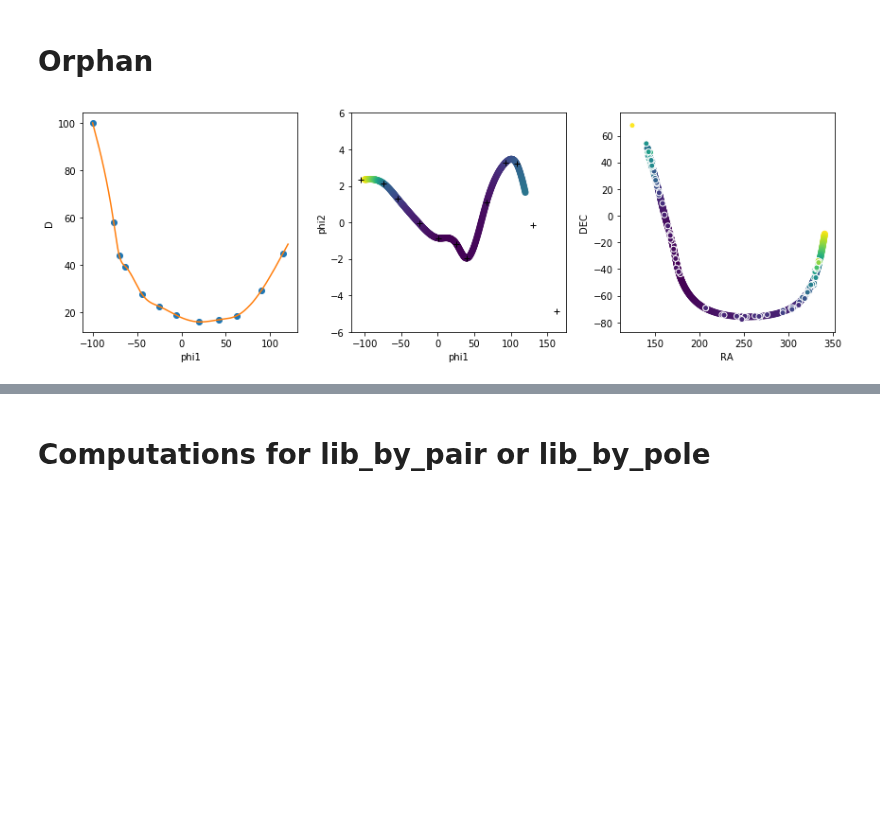
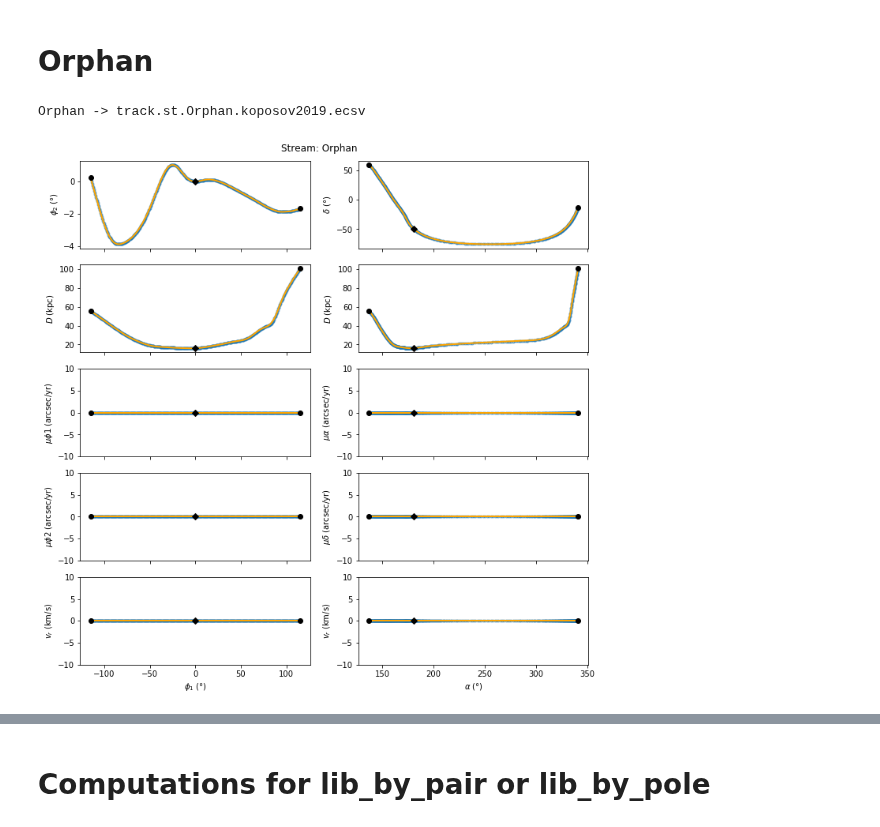
Before and after one commit to cmateu/galstreams, a Jupyter notebook: galstreams/tracks/standardized_tracks.ipynb, the cells around one changed output, grey strips where cells are left out. Saved outputs shown, nothing was run; the diff lists cells and outputs as text; code cells hidden in the pictures; blank space fills up the shorter version.

Commit message:
all star_by_lib indiv streams implemented and tested

```diff
--- a/galstreams/tracks/standardized_tracks.ipynb
+++ b/galstreams/tracks/standardized_tracks.ipynb
@@ -51,17 +51,21 @@ def get_track_from_points(sc, N=200, deg=3):
 
 
     phi1s = np.linspace(np.min(scp.phi1),np.max(scp.phi1),N)
-    phi2fit = np.poly1d(np.polyfit(scp.phi1.deg,scp.phi2.deg, deg=deg))
+    phi2_fit = np.poly1d(np.polyfit(scp.phi1.deg,scp.phi2.deg, deg=deg))
 
     phi1_end_points = phi1s[[0,-1]]
 
-    track_mid_point = ac.SkyCoord(phi1=0.*u.deg, phi2=phi2fit(0.)*u.deg,frame=fr)
+    mean_phi1 = np.mean(phi1_end_points)
+    phi2_mid = phi2_fit(mean_phi1.value)*scp.phi2.unit
+
+    track_mid_point = ac.SkyCoord(phi1=mean_phi1, phi2=phi2_mid, frame=fr)
 
     #Initial track object
-    track = ac.SkyCoord(phi1=phi1s, phi2=phi2fit(phi1s.value)*u.deg, frame=fr)
+    track = ac.SkyCoord(phi1=phi1s, phi2=phi2_fit(phi1s.value)*u.deg, frame=fr)
 
-    #Recompute the track using two points in the track, close to the center, at both sides (this ensures mid point is at phi2=0)
-    two_points_near_mid = ac.SkyCoord(phi1=[-0.5,0.5]*u.deg, phi2=phi2fit([-0.5,0.5])*u.deg, frame=fr)
+    #Recompute the track using two points in the track, close to the center, at both sides (this ensures mid point is close to phi2=0)
+    two_points_near_mid = ac.SkyCoord(phi1=[-0.5,0.5]*u.deg, phi2=phi2_fit([-0.5,0.5])*u.deg, frame=fr)
+    two_points_near_mid = ac.SkyCoord(phi1=[mean_phi1-0.5*u.deg,mean_phi1+0.5*u.deg]*u.deg, phi2=phi2_fit([mean_phi1.deg-0.5,mean_phi1.deg+0.5])*u.deg, frame=fr)
     aux=ac.SkyCoord(ra=two_points_near_mid.transform_to(ac.ICRS).ra.value, dec=two_points_near_mid.transform_to(ac.ICRS).dec.value, unit=u.deg)
     #aux=two_points_near_mid.icrs
     new_pole = gc.greatcircle.pole_from_endpoints(aux[0],aux[1])
@@ -80,7 +84,7 @@ def get_track_from_points(sc, N=200, deg=3):
     mean_phi1 = np.mean(phi1_end_points)
     phi2_mid = phi2_fit([mean_phi1.value,])*scp.phi2.unit
 
-    #In general phi1=0 in the initiall guess frame is no necesarily contained between the end points
+    #In general phi1=0 in the initiall guess frame is not necesarily contained between the end points
 
     mid_dict = dict(frame=new_fr, phi1=mean_phi1, phi2=phi2_mid)
     end_dict = dict(frame=new_fr, phi1= phi1_end_points, phi2=phi2_end)
@@ -103,6 +107,10 @@ def get_track_from_points(sc, N=200, deg=3):
     track_end_points = ac.SkyCoord(**end_dict)
     track_mid_point = ac.SkyCoord(**mid_dict)
 
+    #Re-recompute stream frame to make sure mid_point ends up at phi1=0
+    new_fr = gc.GreatCircleICRSFrame(pole=new_pole, ra0=track_mid_point.transform_to(ac.ICRS).ra[0])
+
+
     #Store width track
     track_width = np.std(scp.phi2)*np.ones(newtrack.phi2.size)  #TODO: turn this into rolling std
 
@@ -678,59 +735,39 @@ import bovy_coords as bovyc
 # %%
 #Orphan footprint from Koposov et al. 2019 - Gaia DR2 RRLs.
 
 #Knots for D(phi1) interpolation
 phi1_Dknot=np.array([-100.0,-76.2169,-69.9684,-63.1307,-44.2712,-25.0268,-5.3975,20.0052,42.3287,61.958,90.0548,114.3027])
 Dknot=np.array([100.0,58.0,44.0,39.441,27.6252,22.5353,18.7178,15.9911,16.9,18.5361,29.2612,44.8945])
 #phi1-phi2
 #Knots for phi2(phi1) stream track interpolation
 phi1k=np.array([-105.186,-74.7184,-54.4067,-25.4375,0.2019,25.8413,39.1605,66.9643,93.1032,108.0872,129.8974,162.5293])
 phi2k=np.array([2.315,2.148,1.2797,-0.0562,-0.8577,-1.1917,-1.9598,1.1127,3.2835,3.2167,-0.1564,-4.8653])
 #Interpolators
 orphan_Dspline=scipy.interpolate.CubicSpline(phi1_Dknot,Dknot,bc_type='natural',extrapolate=True)
 orphan_phi2spline=scipy.interpolate.CubicSpline(phi1k,phi2k,bc_type='natural')
+
 #Plot to check
-phi1s=np.linspace(-80,120,500)
-phi1s=np.linspace(-100,120,500)
+phi1s=np.linspace(-100,130,500)
 Ds=orphan_Dspline(phi1s)
 phi2s=orphan_phi2spline(phi1s)
-plt.figure(1,figsize=(12,4))
-plt.subplot(131)
-plt.plot(phi1_Dknot,Dknot,'o')
-plt.plot(phi1s,Ds,'-')
-plt.xlabel("phi1")
-plt.ylabel("D")
-plt.subplot(132)
-plt.plot(phi1k,phi2k,'k+')
-plt.scatter(phi1s,phi2s,c=Ds,marker='o')
-plt.ylim(-6,6)
-plt.xlabel("phi1")
-plt.ylabel("phi2")
 
 
-ones=np.ones_like(phi1s)
 #Rotation matrix from Koposov+ 2019 appendix
-Mrot_radec_to_phi12=np.matrix([[-0.44761231,-0.08785756,-0.88990128],
-                              [-0.84246097,0.37511331,0.38671632],
-                              [0.29983786,0.92280606,-0.2419219]])
-Mrot_phi12_to_radec= np.linalg.inv(Mrot_radec_to_phi12)
-xrot,yrot,zrot=bovyc.lbd_to_XYZ(phi1s,phi2s,ones,degree=True).T
-ras,decs=np.array([]),np.array([])
-#Rotate phi1,phi2 back to RA,DEC
-for i in range(phi1s.size):
- hel=np.matmul(Mrot_phi12_to_radec,np.array([xrot[i],yrot[i],zrot[i]]))[0]
- xhel,yhel,zhel=hel[0,0],hel[0,1],hel[0,2]
- ra,dec,dum=bovyc.XYZ_to_lbd(xhel,yhel,zhel,degree=True)
- ras=np.append(ras,ra)
- decs=np.append(decs,dec)
+Mrot_radec_to_phi12=[[-0.44761231,-0.08785756,-0.88990128],
+                     [-0.84246097,0.37511331,0.38671632],
+                     [0.29983786,0.92280606,-0.2419219]]
 
-#Double check coordinate rotation with OATs RRLs
-rrs=pd.read_csv("/Users/cmateu/trabajo/research/aspen_orphan/orphan_rrl_members.alldata.csv")
-plt.subplot(133)
-plt.scatter(ras,decs,c=Ds,marker='o')
-plt.scatter(rrs.RA,rrs.DEC,c=rrs.DIST,marker='o',edgecolors='w')
-plt.xlabel("RA")
-plt.ylabel("DEC")
+stream_frame = gc.GreatCircleICRSFrame.from_R(Mrot_radec_to_phi12)
+stream_track = ac.SkyCoord(phi1=phi1s*u.deg, phi2=phi2s*u.deg, distance=Ds*u.kpc, frame=stream_frame)
 
-plt.tight_layout()
+Ref = "koposov2019"
+Name,ShortName= "Orphan","Orp"
+
+zeros = np.zeros(stream_track.phi1.size)
+obs = ac.SkyCoord(ra=stream_track.icrs.ra, dec=stream_track.icrs.dec, distance=stream_track.distance, frame='icrs',
+                 pm_ra_cosdec=zeros*u.arcsec/u.yr, pm_dec=zeros*u.arcsec/u.yr)
+
+generate_track_from_points_plot_and_store(obs, Name, Ref, deg=25, mid_point=None, ShortName=ShortName, clf=False, plot_obs=True)
 # %% [output]
+Orphan -> track.st.Orphan.koposov2019.ecsv
-[figure, old version]
+[figure, new version]
```
Also changed, not shown: parts of 43 cells of this notebook.
